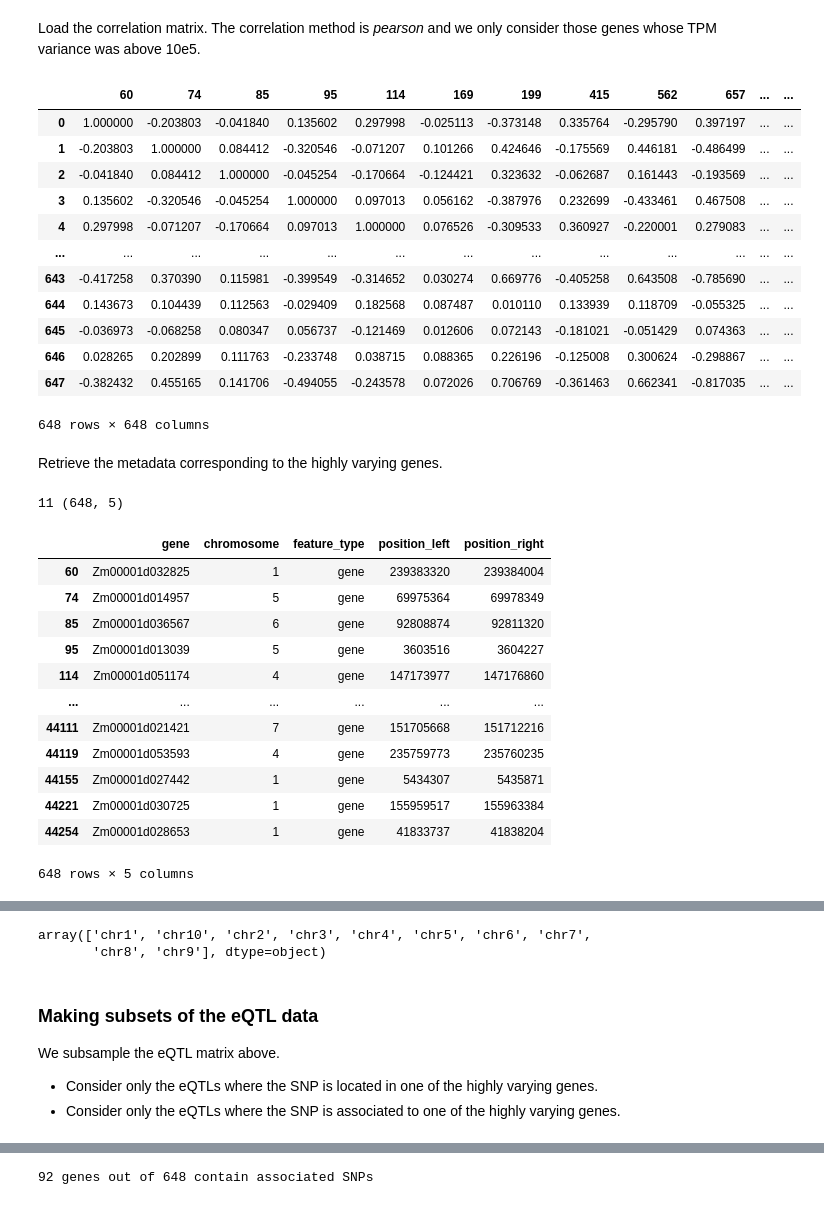
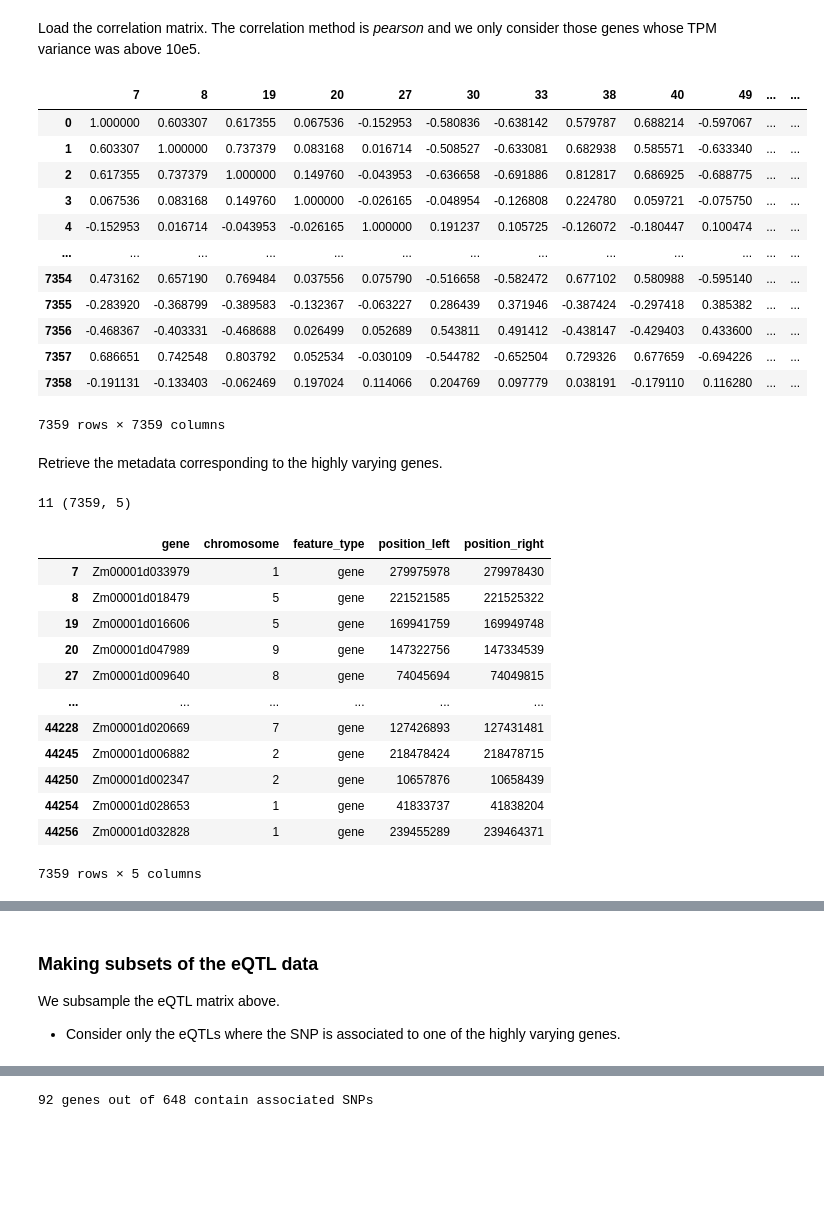
Before and after one commit to amezqui3/context_matters, a Jupyter notebook: scripts/filtering_snps.ipynb, the cells around one changed output, grey strips where cells are left out. Cells and saved outputs as stored; diff of their text form; code cells hidden in the pictures; blank space fills up the shorter version.

```diff
--- a/scripts/filtering_snps.ipynb
+++ b/scripts/filtering_snps.ipynb
@@ -75,26 +75,26 @@ for idx in foo:
 # %% [markdown]
 Load the correlation matrix. The correlation method is _pearson_ and we only consider those genes whose TPM variance was above 10e5.
 # %%
-cutoff = 10000
+cutoff = 100
 corr_meth = 'pearson'
 corr_csv = '{}_gene_correlation_{}.csv'.format(corr_meth,cutoff)
 
 corr = pd.read_csv(src + corr_csv)
 corr
 # %% [output]
-|  | 60 | 74 | 85 | 95 | 114 | 169 | 199 | 415 | 562 | 657 | ... | ... |
-| 0 | 1.000000 | -0.203803 | -0.041840 | 0.135602 | 0.297998 | -0.025113 | -0.373148 | 0.335764 | -0.295790 | 0.397197 | ... | ... |
-| 1 | -0.203803 | 1.000000 | 0.084412 | -0.320546 | -0.071207 | 0.101266 | 0.424646 | -0.175569 | 0.446181 | -0.486499 | ... | ... |
-| 2 | -0.041840 | 0.084412 | 1.000000 | -0.045254 | -0.170664 | -0.124421 | 0.323632 | -0.062687 | 0.161443 | -0.193569 | ... | ... |
-| 3 | 0.135602 | -0.320546 | -0.045254 | 1.000000 | 0.097013 | 0.056162 | -0.387976 | 0.232699 | -0.433461 | 0.467508 | ... | ... |
-| 4 | 0.297998 | -0.071207 | -0.170664 | 0.097013 | 1.000000 | 0.076526 | -0.309533 | 0.360927 | -0.220001 | 0.279083 | ... | ... |
+|  | 7 | 8 | 19 | 20 | 27 | 30 | 33 | 38 | 40 | 49 | ... | ... |
+| 0 | 1.000000 | 0.603307 | 0.617355 | 0.067536 | -0.152953 | -0.580836 | -0.638142 | 0.579787 | 0.688214 | -0.597067 | ... | ... |
+| 1 | 0.603307 | 1.000000 | 0.737379 | 0.083168 | 0.016714 | -0.508527 | -0.633081 | 0.682938 | 0.585571 | -0.633340 | ... | ... |
+| 2 | 0.617355 | 0.737379 | 1.000000 | 0.149760 | -0.043953 | -0.636658 | -0.691886 | 0.812817 | 0.686925 | -0.688775 | ... | ... |
+| 3 | 0.067536 | 0.083168 | 0.149760 | 1.000000 | -0.026165 | -0.048954 | -0.126808 | 0.224780 | 0.059721 | -0.075750 | ... | ... |
+| 4 | -0.152953 | 0.016714 | -0.043953 | -0.026165 | 1.000000 | 0.191237 | 0.105725 | -0.126072 | -0.180447 | 0.100474 | ... | ... |
 | ... | ... | ... | ... | ... | ... | ... | ... | ... | ... | ... | ... | ... |
-| 643 | -0.417258 | 0.370390 | 0.115981 | -0.399549 | -0.314652 | 0.030274 | 0.669776 | -0.405258 | 0.643508 | -0.785690 | ... | ... |
-| 644 | 0.143673 | 0.104439 | 0.112563 | -0.029409 | 0.182568 | 0.087487 | 0.010110 | 0.133939 | 0.118709 | -0.055325 | ... | ... |
-| 645 | -0.036973 | -0.068258 | 0.080347 | 0.056737 | -0.121469 | 0.012606 | 0.072143 | -0.181021 | -0.051429 | 0.074363 | ... | ... |
-| 646 | 0.028265 | 0.202899 | 0.111763 | -0.233748 | 0.038715 | 0.088365 | 0.226196 | -0.125008 | 0.300624 | -0.298867 | ... | ... |
-| 647 | -0.382432 | 0.455165 | 0.141706 | -0.494055 | -0.243578 | 0.072026 | 0.706769 | -0.361463 | 0.662341 | -0.817035 | ... | ... |
+| 7354 | 0.473162 | 0.657190 | 0.769484 | 0.037556 | 0.075790 | -0.516658 | -0.582472 | 0.677102 | 0.580988 | -0.595140 | ... | ... |
+| 7355 | -0.283920 | -0.368799 | -0.389583 | -0.132367 | -0.063227 | 0.286439 | 0.371946 | -0.387424 | -0.297418 | 0.385382 | ... | ... |
+| 7356 | -0.468367 | -0.403331 | -0.468688 | 0.026499 | 0.052689 | 0.543811 | 0.491412 | -0.438147 | -0.429403 | 0.433600 | ... | ... |
+| 7357 | 0.686651 | 0.742548 | 0.803792 | 0.052534 | -0.030109 | -0.544782 | -0.652504 | 0.729326 | 0.677659 | -0.694226 | ... | ... |
+| 7358 | -0.191131 | -0.133403 | -0.062469 | 0.197024 | 0.114066 | 0.204769 | 0.097779 | 0.038191 | -0.179110 | 0.116280 | ... | ... |
-648 rows × 648 columns
+7359 rows × 7359 columns
 # %% [markdown]
 Retrieve the metadata corresponding to the highly varying genes.
 # %%
@@ -103,20 +103,20 @@ foo = meta.chromosome.unique()
 print(len(foo), meta.shape)
 meta
 # %% [output]
-11 (648, 5)
+11 (7359, 5)
 |  | gene | chromosome | feature_type | position_left | position_right |
-| 60 | Zm00001d032825 | 1 | gene | 239383320 | 239384004 |
-| 74 | Zm00001d014957 | 5 | gene | 69975364 | 69978349 |
-| 85 | Zm00001d036567 | 6 | gene | 92808874 | 92811320 |
-| 95 | Zm00001d013039 | 5 | gene | 3603516 | 3604227 |
-| 114 | Zm00001d051174 | 4 | gene | 147173977 | 147176860 |
+| 7 | Zm00001d033979 | 1 | gene | 279975978 | 279978430 |
+| 8 | Zm00001d018479 | 5 | gene | 221521585 | 221525322 |
+| 19 | Zm00001d016606 | 5 | gene | 169941759 | 169949748 |
+| 20 | Zm00001d047989 | 9 | gene | 147322756 | 147334539 |
+| 27 | Zm00001d009640 | 8 | gene | 74045694 | 74049815 |
 | ... | ... | ... | ... | ... | ... |
-| 44111 | Zm00001d021421 | 7 | gene | 151705668 | 151712216 |
-| 44119 | Zm00001d053593 | 4 | gene | 235759773 | 235760235 |
-| 44155 | Zm00001d027442 | 1 | gene | 5434307 | 5435871 |
-| 44221 | Zm00001d030725 | 1 | gene | 155959517 | 155963384 |
+| 44228 | Zm00001d020669 | 7 | gene | 127426893 | 127431481 |
+| 44245 | Zm00001d006882 | 2 | gene | 218478424 | 218478715 |
+| 44250 | Zm00001d002347 | 2 | gene | 10657876 | 10658439 |
 | 44254 | Zm00001d028653 | 1 | gene | 41833737 | 41838204 |
+| 44256 | Zm00001d032828 | 1 | gene | 239455289 | 239464371 |
-648 rows × 5 columns
+7359 rows × 5 columns
 # %%
 eqtl = pd.read_table(eqtl_file)
 eqtl
@@ -134,14 +134,9 @@ eqtl
 | 17196040 | chr9 | 159667997 | 159691083 | Zm00001d048577 | gene | chr9 | 159690349 | 159690350 | rs9_159690349 | ... |
 | 17196041 | chr9 | 159667997 | 159691083 | Zm00001d048577 | gene | chr9 | 159690349 | 159690350 | rs9_159690349 | ... |
 17196042 rows × 14 columns
-# %%
-eqtl.R_Gene_Chr.unique()
-# %% [output]
-array(['chr1', 'chr10', 'chr2', 'chr3', 'chr4', 'chr5', 'chr6', 'chr7',
-       'chr8', 'chr9'], dtype=object)
 # %% [markdown]
 ### Making subsets of the eQTL data
 
 We subsample the eQTL matrix above.
-+ Consider only the eQTLs where the SNP is located in one of the highly varying genes.
+
 + Consider only the eQTLs where the SNP is associated to one of the highly varying genes.
```
Also changed, not shown: parts of 4 cells of this notebook, 2 other files.
